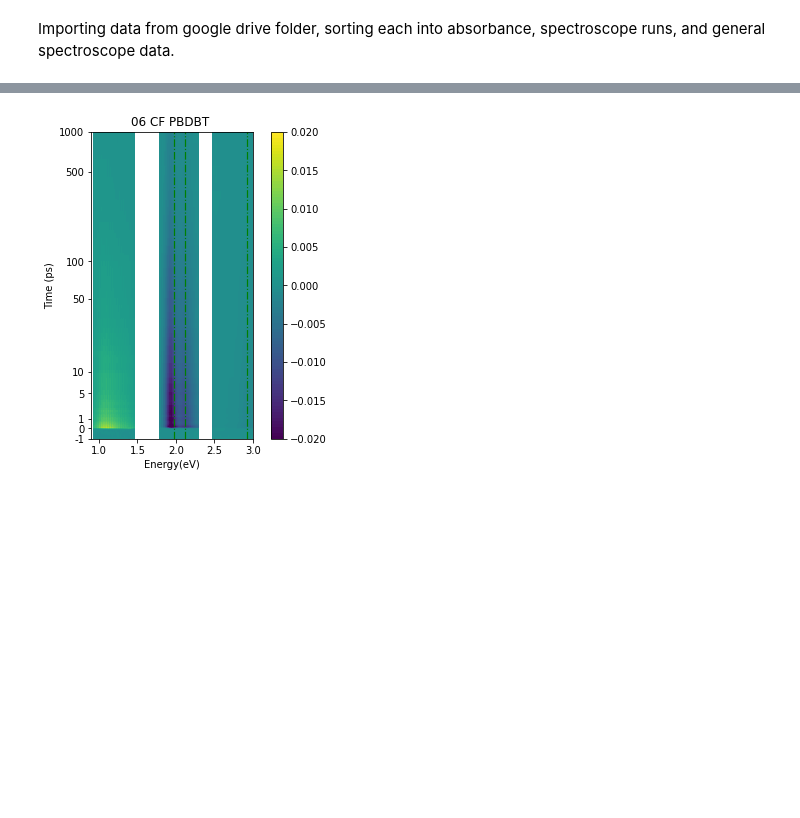
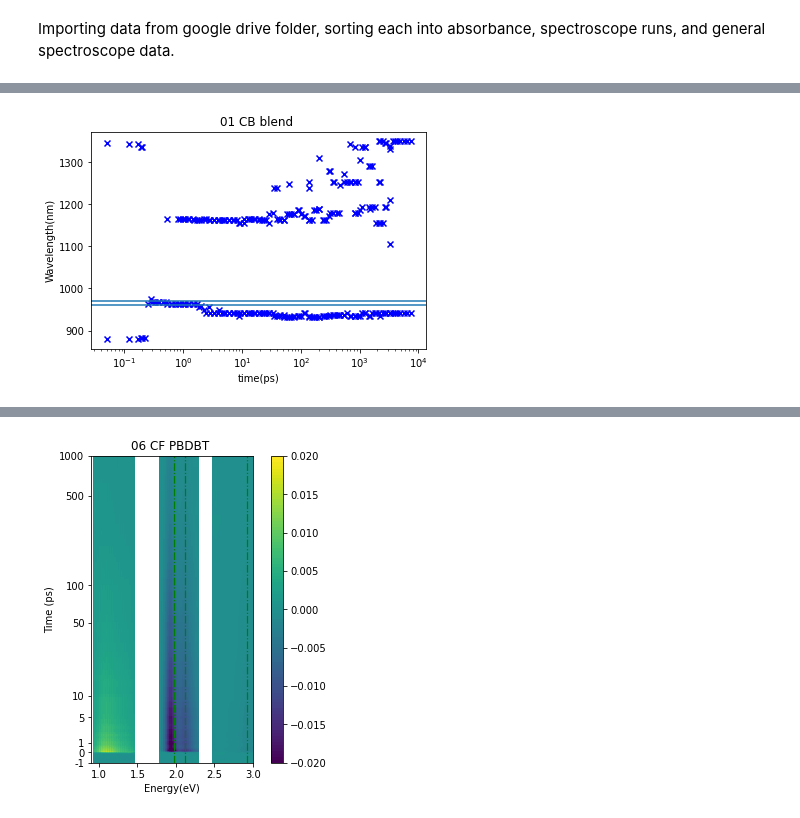
Before and after one commit to farbowitz/Sheffield-TA-Analysis-Code, a Jupyter notebook: PBDBT-ITIC TA Analysis-2.ipynb, the cells around one changed output, grey strips where cells are left out. Saved outputs shown, nothing was run; the diff lists cells and outputs as text; code cells hidden in the pictures; blank space fills up the shorter version.

```diff
--- a/PBDBT-ITIC TA Analysis-2.ipynb
+++ b/PBDBT-ITIC TA Analysis-2.ipynb
@@ -160,2 +164,84 @@ Energy(eV)                                ...
 
  [584 rows x 97 columns]}
+# %%
+#cleaning
+def clean_na(df):
+    df = df.dropna(axis=1, how='all')
+    df = df.dropna(axis=0, how='all')
+    return df
+
+
+
+#SEGREGATE DATA
+data_NIR = {}
+data_UVVis = {}
+for name in merge_interp:
+    df = merge_interp[name]
+    data_NIR[name] = clean_na(df[df.index>800])
+    data_UVVis[name] = df[df.index<800]
+
+
+#Define a color map
+cmap='viridis'
+
+
+def peak_coords(df, time, kind='max'):
+    y = df[time]
+
+    #prominence value based on max for time used, or over whole dataset?
+    time_max = y.max()
+    df_max = df.max().max()
+    #peaks, other = scipy.signal.find_peaks(y, prominence=0.05*df_max)
+    #alternatively, use argrelextrema?
+    n=20
+    if kind=='max':
+        peaks = scipy.signal.argrelextrema(np.asarray(y), np.greater, order=n)
+    elif kind == 'min':
+        peaks = scipy.signal.argrelextrema(np.asarray(y), np.less, order=n)
+    else:
+        return None, None
+    x_peaks = df.iloc[peaks].index.to_list()
+    y_peaks = df.iloc[peaks][time].to_list()
+    return x_peaks, y_peaks
+
+def plot_peaks(df, time):
+    x_peaks, y_peaks = peak_coords(df, time, 'min')
+    #may want to get use out of x_peaks info
+    plt.plot(x_peaks, y_peaks, 'xb')
+    #add in labels?
+    for peak in x_peaks:
+        plt.annotate(round(peak), xy=(peak, y_peaks[x_peaks.index(peak)]))
+    plt.vlines(x_peaks, ymin=0, ymax=y_peaks)
+
+
+#new peak function: apply peak_coords to all available times >0 for dataset to check (more continuously) for drift
+def plot_peak_drift(df, cmap=cmap):
+    colormap=cm.get_cmap(cmap)
+    new_df = remove_times_before(df, 0)
+    times = new_df.columns.to_list()
+    wls = []
+    color_list = [colormap(i/len(times)) for i in range(len(times))]
+    for time in times:
+        x_peaks, y_peaks = peak_coords(new_df, time, 'max')
+        wls.append(x_peaks)
+        for wl in x_peaks:
+            #plt.scatter(time, wl, c=color_list[times.index(time)])
+            plt.scatter(time,wl, marker='x', c='blue')
+    #plt.plot(times, wls, 'xb')
+    plt.gca().set_xscale('log')
+
+
+
+
+
+for name in data_NIR:
+    df = data_NIR[name]
+    plot_peak_drift(df)
+    plt.title(name)
+    plt.xlabel('time(ps)')
+    plt.ylabel('Wavelength(nm)')
+    plt.axhline(960, 0, 1000)
+    plt.axhline(970, 0, 1000)
+    plt.show()
+# %% [output]
+[figure, added]
```
Also changed, not shown: parts of 9 cells of this notebook, 6 other files.
